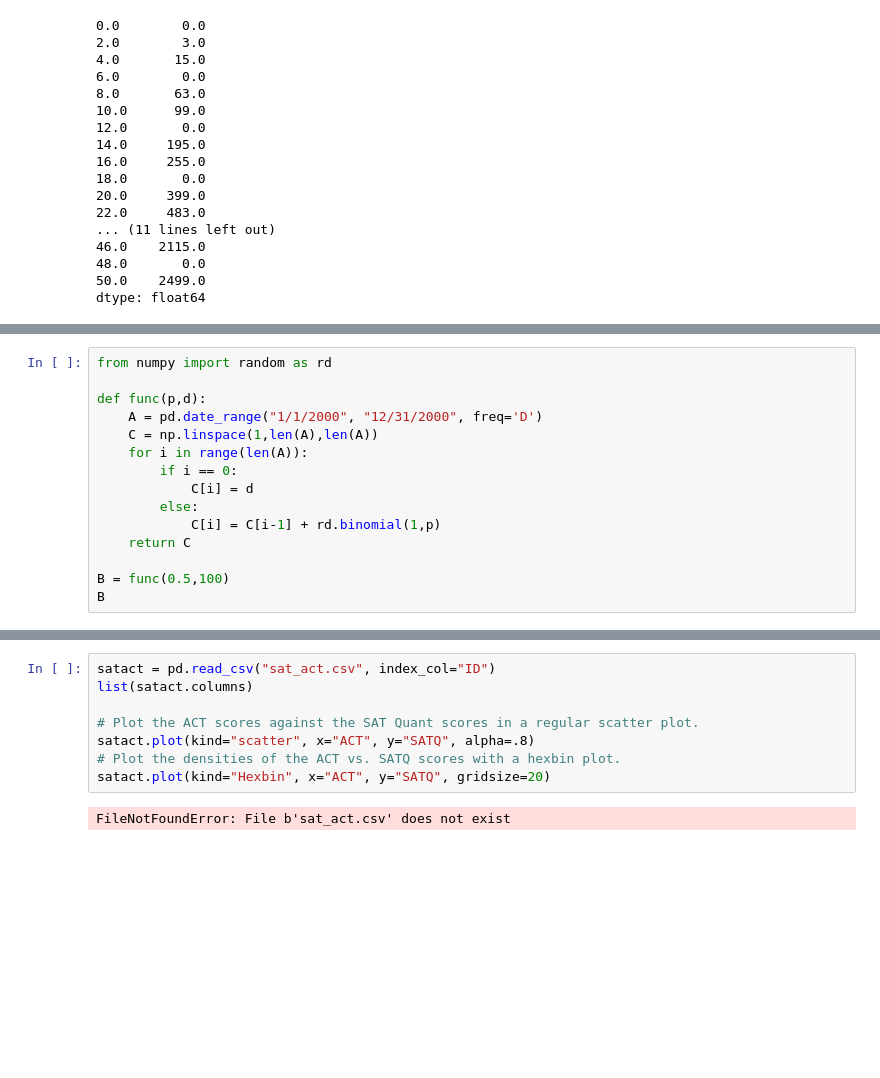
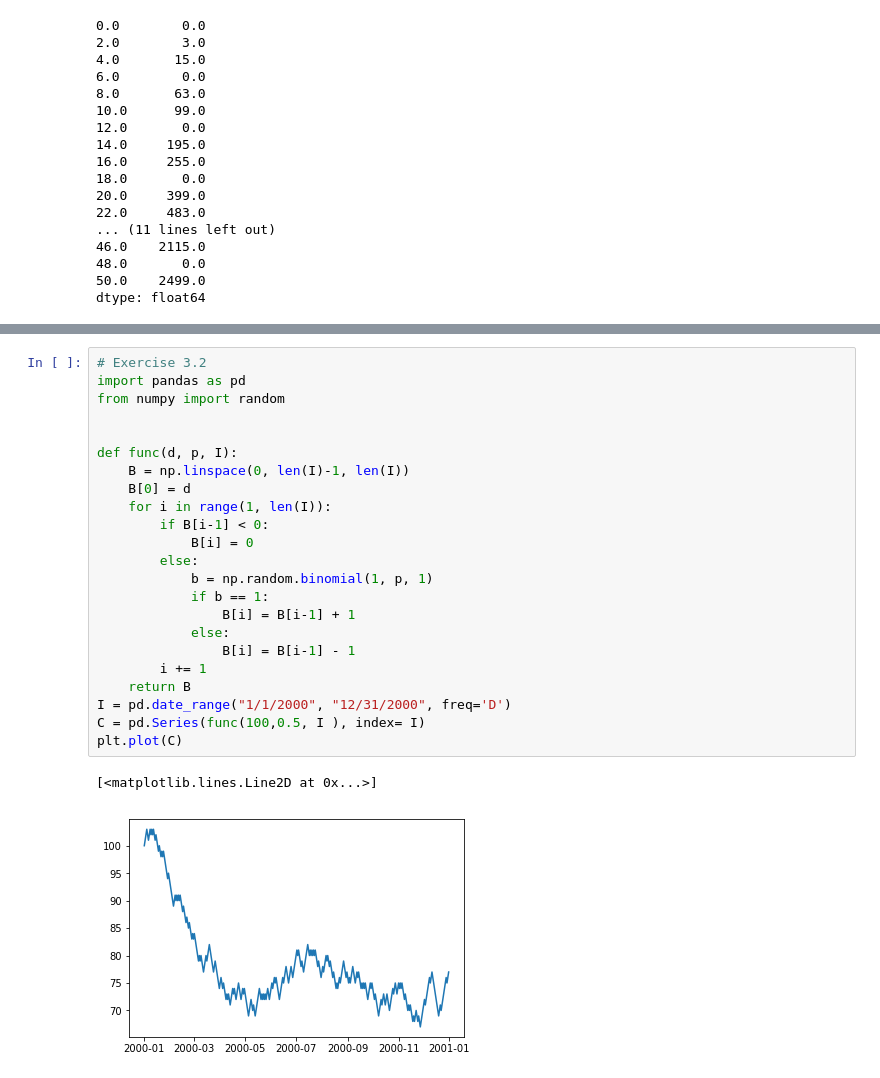
Before and after one commit to OpenSourceEcon/BootCamp2018, a Jupyter notebook: ProbSets/Comp/ProbSet2/ProbSet2.ipynb, the cells around one changed output, grey strips where cells are left out. Drawn from its saved outputs; the diff is of its cells as text; blank space fills up the shorter version.

```diff
--- a/ProbSets/Comp/ProbSet2/ProbSet2.ipynb
+++ b/ProbSets/Comp/ProbSet2/ProbSet2.ipynb
@@ -305,15 +281,0 @@ NameError: name 'D' is not defined
-# %%
-from numpy import random as rd
-
-def func(p,d):
-    A = pd.date_range("1/1/2000", "12/31/2000", freq='D')
-    C = np.linspace(1,len(A),len(A))
-    for i in range(len(A)):
-        if i == 0:
-            C[i] = d
-        else:
-            C[i] = C[i-1] + rd.binomial(1,p)
-    return C
-
-B = func(0.5,100)
-B
@@ -574,10 +282,26 @@ crime.drop(["Population", "Total"], axis=1).plot(kind="box", vert=False)
-# %%
-satact = pd.read_csv("sat_act.csv", index_col="ID")
-list(satact.columns)
-
-# Plot the ACT scores against the SAT Quant scores in a regular scatter plot.
-satact.plot(kind="scatter", x="ACT", y="SATQ", alpha=.8)
-# Plot the densities of the ACT vs. SATQ scores with a hexbin plot.
-satact.plot(kind="Hexbin", x="ACT", y="SATQ", gridsize=20)
-# %% [output]
-FileNotFoundError: File b'sat_act.csv' does not exist
+# %%
+# Exercise 3.2
+import pandas as pd
+from numpy import random
+
+
+def func(d, p, I):
+    B = np.linspace(0, len(I)-1, len(I))
+    B[0] = d
+    for i in range(1, len(I)):
+        if B[i-1] < 0:
+            B[i] = 0
+        else:
+            b = np.random.binomial(1, p, 1)
+            if b == 1:
+                B[i] = B[i-1] + 1
+            else:
+                B[i] = B[i-1] - 1
+        i += 1
+    return B
+I = pd.date_range("1/1/2000", "12/31/2000", freq='D')
+C = pd.Series(func(100,0.5, I ), index= I)
+plt.plot(C)
+# %% [output]
+[<matplotlib.lines.Line2D at 0x...>]
+[figure, added]
```
Also changed, not shown: parts of 53 cells of this notebook, 6 other files.
